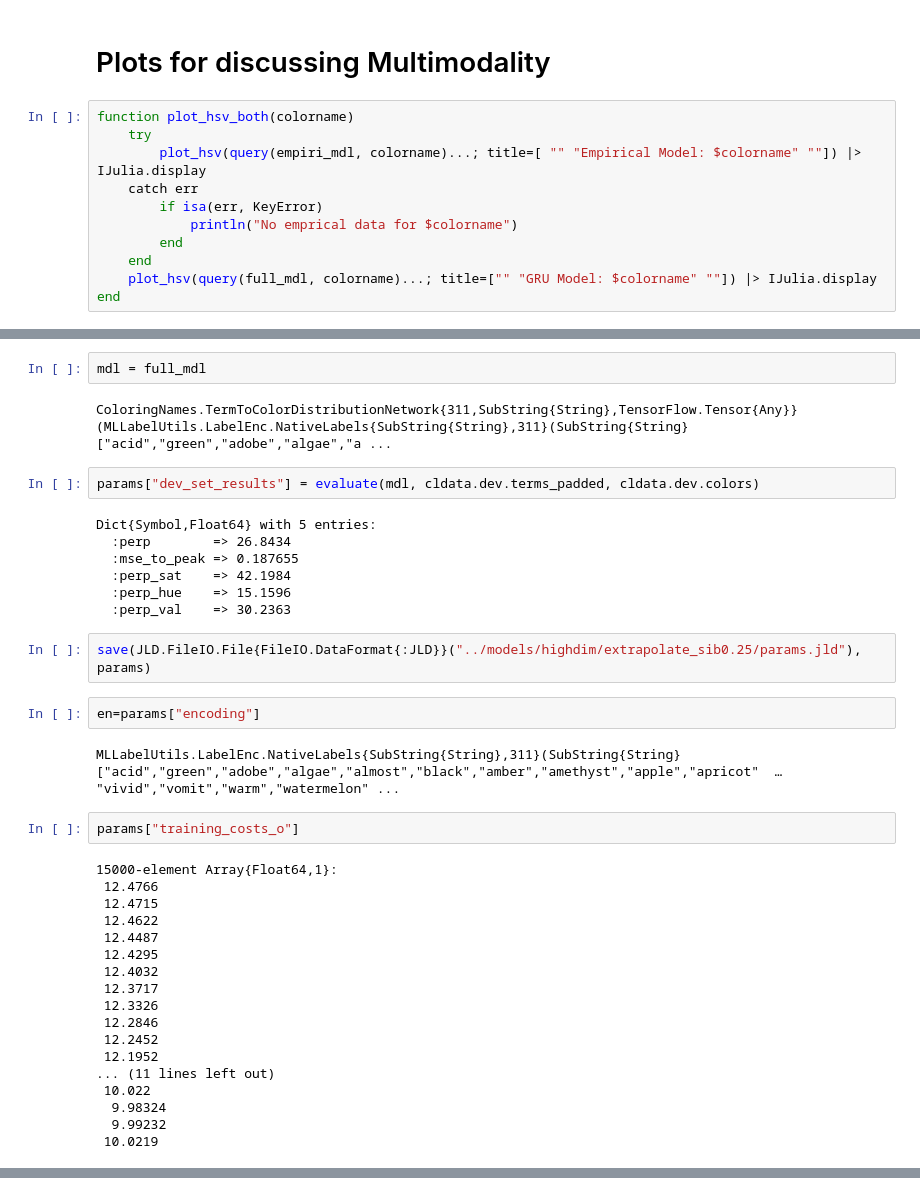
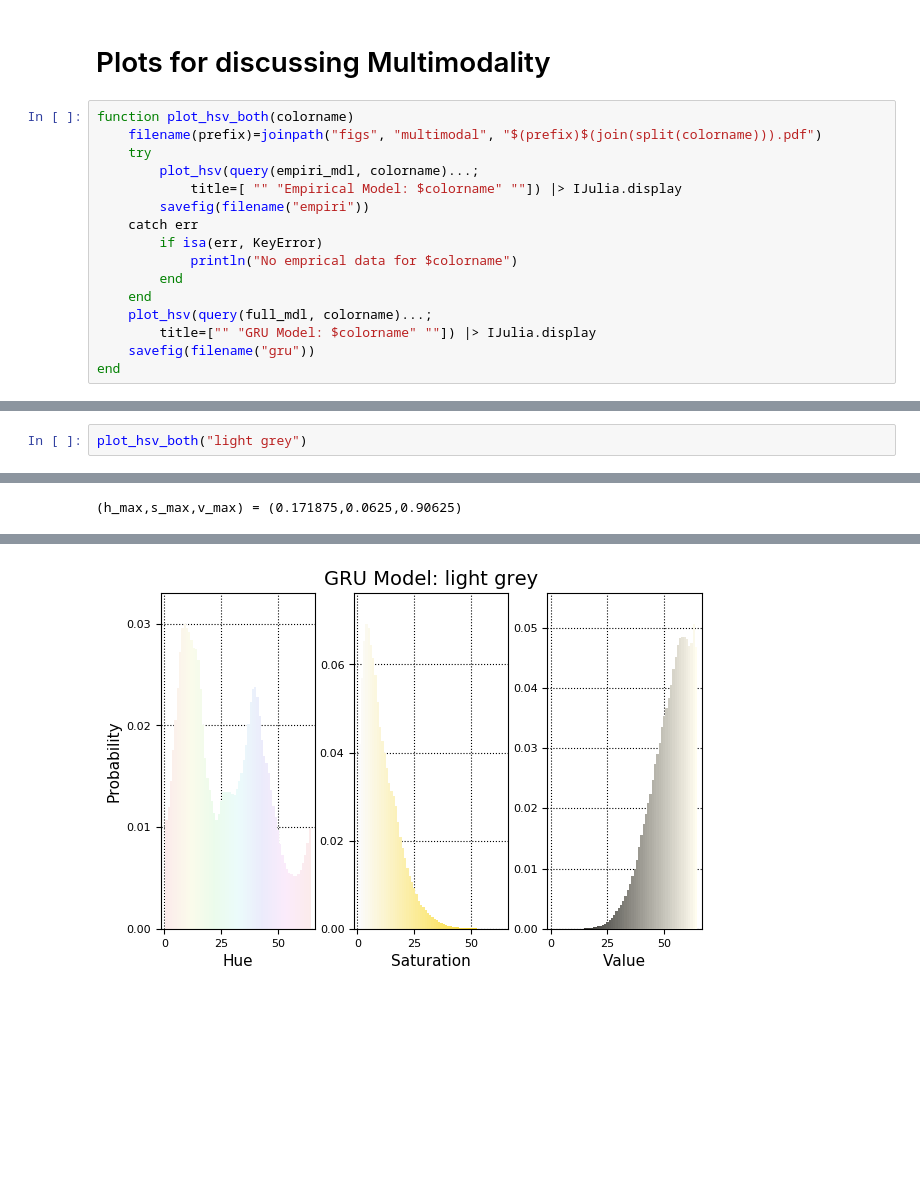
Before and after one commit to oxinabox/ColoringNames.jl, a Jupyter notebook: expr/DiagramGen.ipynb, the cells around one changed output, grey strips where cells are left out. Drawn from its saved outputs; the diff is of its cells as text; blank space fills up the shorter version.

```diff
--- a/expr/DiagramGen.ipynb
+++ b/expr/DiagramGen.ipynb
@@ -70,13 +68,18 @@ WARNING: Method definition plot_3hsv(Array{T<:Any, 1}, Array{T<:Any, 1}, Array{T
 # Plots for discussing  Multimodality
 # %%
 function plot_hsv_both(colorname)
+    filename(prefix)=joinpath("figs", "multimodal", "$(prefix)$(join(split(colorname))).pdf")
     try
-        plot_hsv(query(empiri_mdl, colorname)...; title=[ "" "Empirical Model: $colorname" ""]) |> IJulia.display
+        plot_hsv(query(empiri_mdl, colorname)...;
+            title=[ "" "Empirical Model: $colorname" ""]) |> IJulia.display
+        savefig(filename("empiri"))
     catch err
         if isa(err, KeyError)
             println("No emprical data for $colorname")
         end
     end
-    plot_hsv(query(full_mdl, colorname)...; title=["" "GRU Model: $colorname" ""]) |> IJulia.display
+    plot_hsv(query(full_mdl, colorname)...;
+        title=["" "GRU Model: $colorname" ""]) |> IJulia.display
+    savefig(filename("gru"))
 end
 # %% [output]
@@ -151,39 +96,3 @@ ColoringNames.ColorDatasets{MLLabelUtils.LabelEnc.NativeLabels{SubString{String}
-# %%
-mdl = full_mdl
-# %% [output]
-ColoringNames.TermToColorDistributionNetwork{311,SubString{String},TensorFlow.Tensor{Any}}(MLLabelUtils.LabelEnc.NativeLabels{SubString{String},311}(SubString{String}["acid","green","adobe","algae","a ...
-# %%
-params["dev_set_results"] = evaluate(mdl, cldata.dev.terms_padded, cldata.dev.colors)
-# %% [output]
-Dict{Symbol,Float64} with 5 entries:
-  :perp        => 26.8434
-  :mse_to_peak => 0.187655
-  :perp_sat    => 42.1984
-  :perp_hue    => 15.1596
-  :perp_val    => 30.2363
-# %%
-save(JLD.FileIO.File{FileIO.DataFormat{:JLD}}("../models/highdim/extrapolate_sib0.25/params.jld"), params)
-# %%
-en=params["encoding"]
-# %% [output]
-MLLabelUtils.LabelEnc.NativeLabels{SubString{String},311}(SubString{String}["acid","green","adobe","algae","almost","black","amber","amethyst","apple","apricot"  …  "vivid","vomit","warm","watermelon" ...
-# %%
-params["training_costs_o"]
-# %% [output]
-15000-element Array{Float64,1}:
- 12.4766
- 12.4715
- 12.4622
- 12.4487
- 12.4295
- 12.4032
- 12.3717
- 12.3326
- 12.2846
- 12.2452
- 12.1952
-... (11 lines left out)
- 10.022
-  9.98324
-  9.99232
- 10.0219
+# %%
+plot_hsv_both("light grey")
+# %% [output]
@@ -189,0 +100 @@ params["training_costs_o"]
+(h_max,s_max,v_max) = (0.171875,0.0625,0.90625)
@@ -189,0 +102 @@ params["training_costs_o"]
+[figure, added]
```
Also changed, not shown: parts of 14 cells of this notebook, 1 other file.
